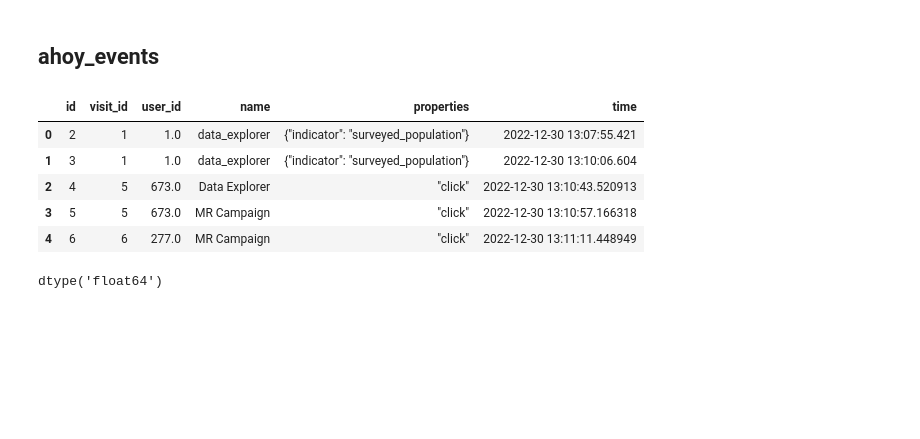
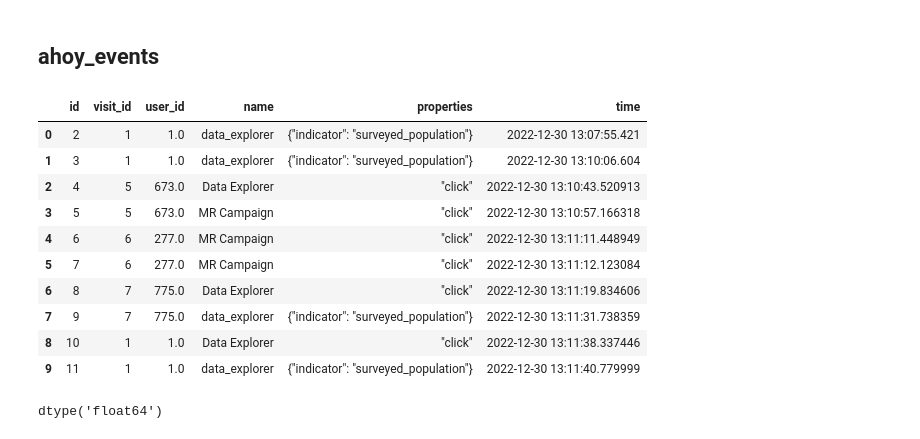
Before and after one commit to taleyahusn21/User-Engagement, a Jupyter notebook: User Engagement.ipynb, the cells around one changed output. Saved outputs shown, nothing was run; the diff lists cells and outputs as text; code cells hidden in the pictures; blank space fills up the shorter version.

```diff
--- a/User Engagement.ipynb
+++ b/User Engagement.ipynb
@@ -161,14 +161,19 @@ dtype: float64
 # %% [markdown]
 ## ahoy_events
 # %%
-ahoy_events.head()
+ahoy_events.head(10)
 # %% [output]
 |  | id | visit_id | user_id | name | properties | time |
 | 0 | 2 | 1 | 1.0 | data_explorer | {"indicator": "surveyed_population"} | 2022-12-30 13:07:55.421 |
 | 1 | 3 | 1 | 1.0 | data_explorer | {"indicator": "surveyed_population"} | 2022-12-30 13:10:06.604 |
 | 2 | 4 | 5 | 673.0 | Data Explorer | "click" | 2022-12-30 13:10:43.520913 |
 | 3 | 5 | 5 | 673.0 | MR Campaign | "click" | 2022-12-30 13:10:57.166318 |
 | 4 | 6 | 6 | 277.0 | MR Campaign | "click" | 2022-12-30 13:11:11.448949 |
+| 5 | 7 | 6 | 277.0 | MR Campaign | "click" | 2022-12-30 13:11:12.123084 |
+| 6 | 8 | 7 | 775.0 | Data Explorer | "click" | 2022-12-30 13:11:19.834606 |
+| 7 | 9 | 7 | 775.0 | data_explorer | {"indicator": "surveyed_population"} | 2022-12-30 13:11:31.738359 |
+| 8 | 10 | 1 | 1.0 | Data Explorer | "click" | 2022-12-30 13:11:38.337446 |
+| 9 | 11 | 1 | 1.0 | data_explorer | {"indicator": "surveyed_population"} | 2022-12-30 13:11:40.779999 |
 # %%
 ahoy_events['user_id'].dtype
 # %% [output]
```
Also changed, not shown: parts of 10 cells of this notebook.
